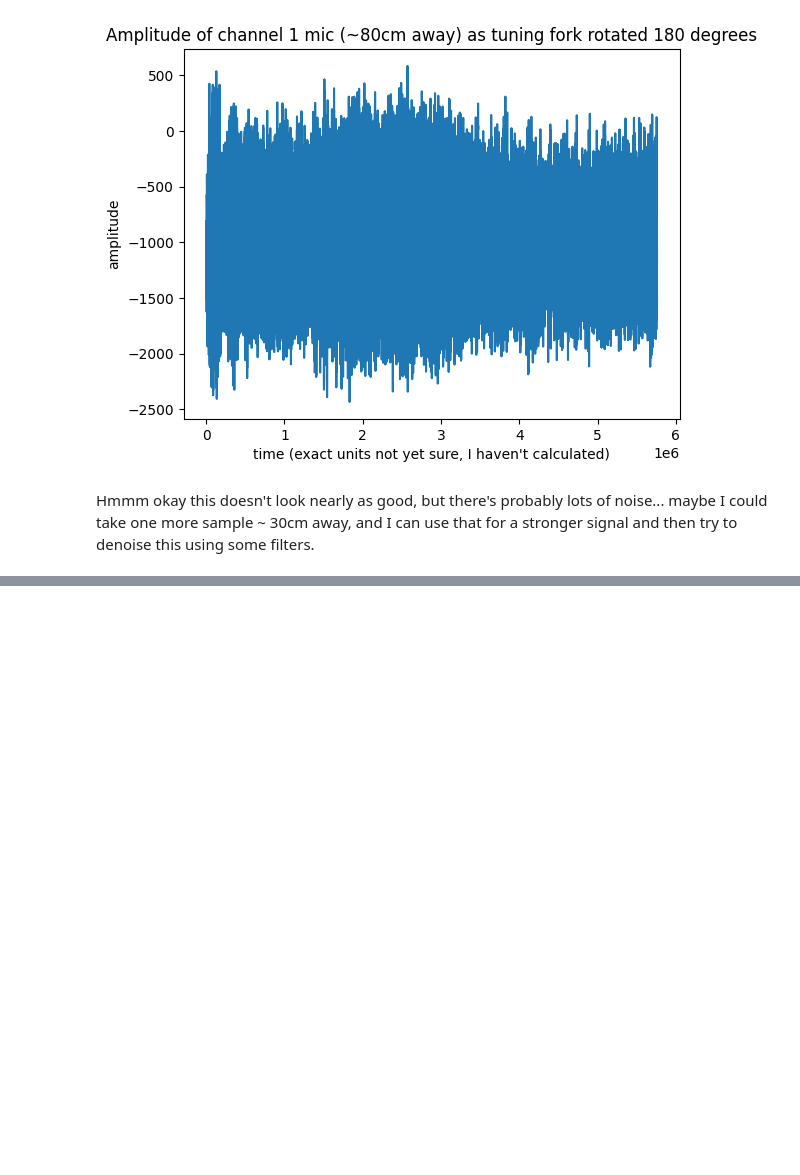
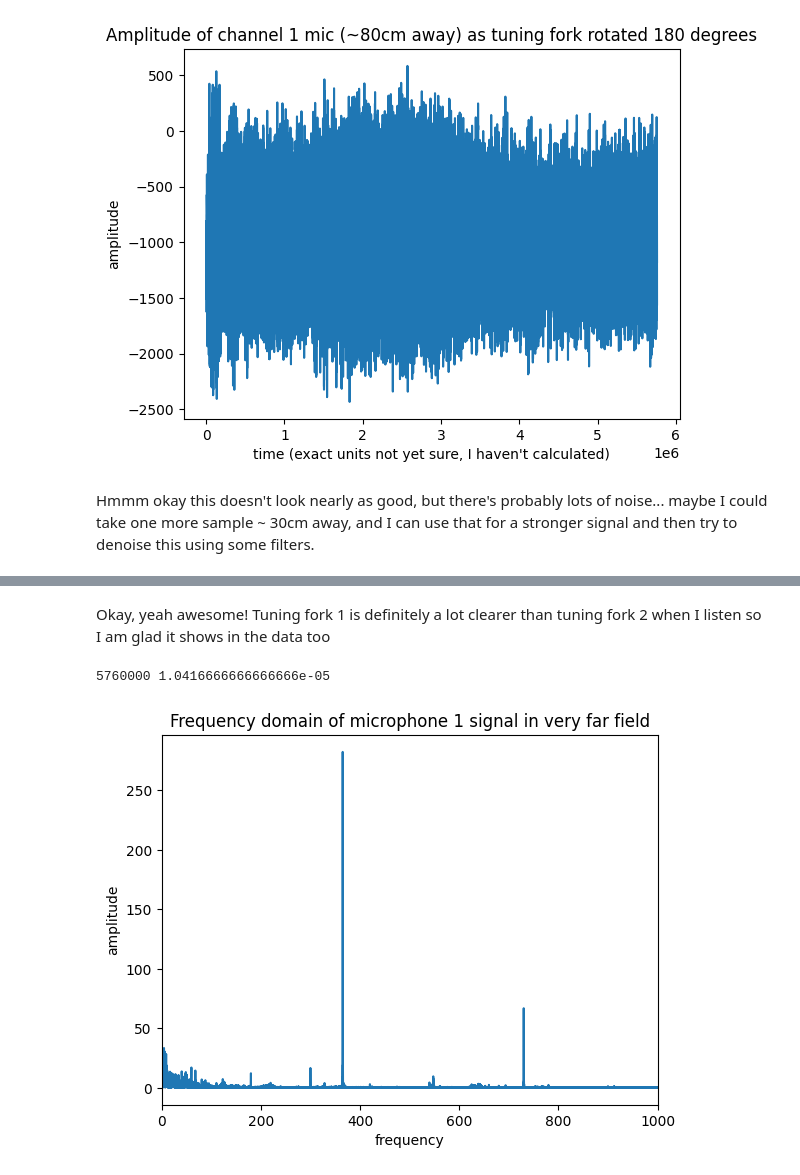
Before and after one commit to julianLapenna12/acoustic_radiation_modelling, a Jupyter notebook: notebooks/Ex1.acoustics.notebook.ipynb, the cells around one changed output, grey strips where cells are left out. Drawn from its saved outputs; the diff is of its cells as text; code cells hidden in the pictures; blank space fills up the shorter version.

```diff
--- a/notebooks/Ex1.acoustics.notebook.ipynb
+++ b/notebooks/Ex1.acoustics.notebook.ipynb
@@ -475,0 +517,23 @@ Hmmm okay this doesn't look nearly as good, but there's probably lots of noise..
+# %% [markdown]
+Okay, yeah awesome! Tuning fork 1 is definitely a lot clearer than tuning fork 2 when I listen so I am glad it shows in the data too
+# %%
+fdata = np.take(data_80_sweep, 1, axis=1)
+fdata = fdata - np.average(fdata) # to get rid of the dc offset
+
+N = len(fdata) # sample points
+T = 1 / samplerate
+
+print(N, T)
+
+yf = np.abs(fft(fdata)[0:N//2])
+xf = fftfreq(N, T)[:N//2]
+
+plt.plot(xf, 2.0/N * yf)
+plt.title('Frequency domain of microphone 1 signal in very far field')
+plt.xlabel('frequency')
+plt.ylabel('amplitude')
+plt.xlim([0,1000])
+plt.show()
+# %% [output]
+5760000 1.0416666666666666e-05
+[figure, added]
```
Also changed, not shown: parts of 14 cells of this notebook, 1 other file.
